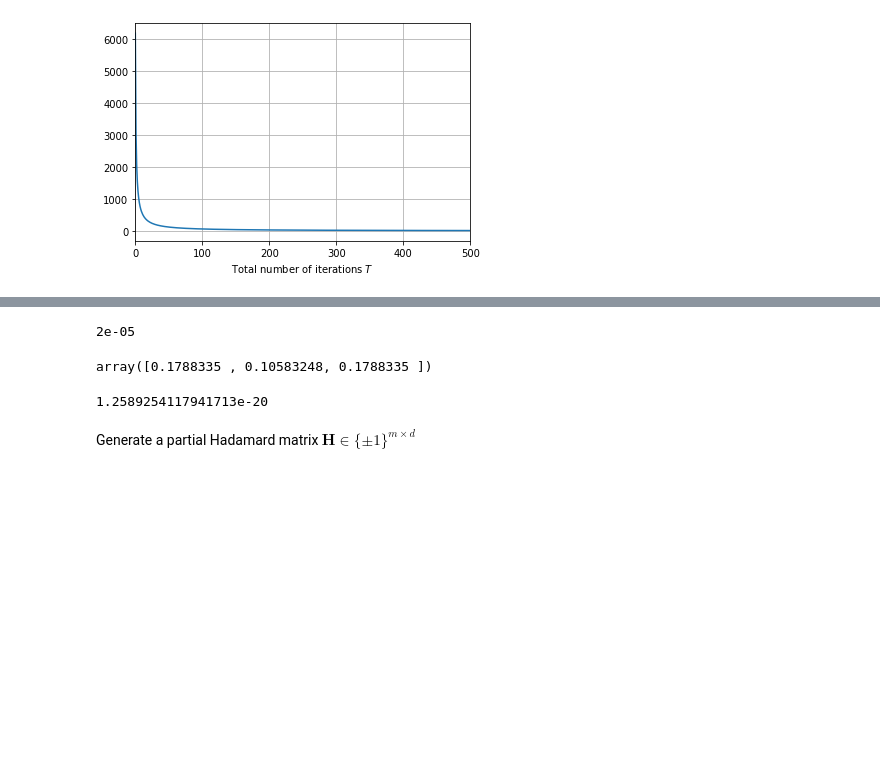
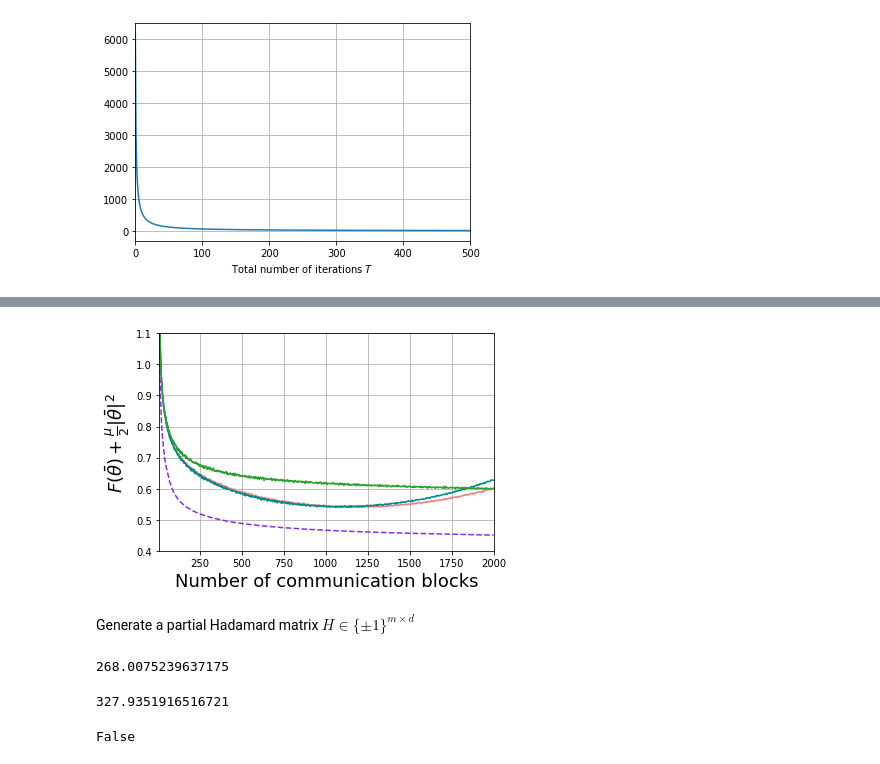
Before and after one commit to Fuzzy-Face/JSAC_FL, a Jupyter notebook: temp.ipynb, the cells around one changed output, grey strips where cells are left out. Saved outputs shown, nothing was run; the diff lists cells and outputs as text; code cells hidden in the pictures; blank space fills up the shorter version.

```diff
--- a/temp.ipynb
+++ b/temp.ipynb
@@ -30,7 +30,7 @@ L = .3298 + lamda
 mu = lamda
 kappa = L / mu
 gb = .1 # as the norm bound G for gradient
-K = 20
+K = 12
 d = 7850
 N = 1e4
 M= 2
@@ -40,7 +40,11 @@ rho = 1e6 #average SNR ~40dB
 seeds = iter(range(1000))
 alg_connect = 0
 while alg_connect < 1e-4:
-    G = net.erdos_renyi_graph(K, .2, seed = next(seeds))
+    ER = net.erdos_renyi_graph(K-1, .2, seed = next(seeds))
+    ER.add_node(K-1)
+    G = net.star_graph(reversed(range(K)))
+    G.add_edges_from(ER.edges())
+    pos = net.spring_layout(G)
     LP = np.array(net.laplacian_matrix(G).todense())
     D, _ = np.linalg.eigh(LP) # eigenvalues are assumed given in an ascending order
     alg_connect = D[1]
@@ -195,11 +202,3 @@ plt.xlim([0, 500])
 plt.grid()
 # %% [output]
 [figure]
-# %%
-losseses = pickle.load( open('../repo_jv/data/losseses_local_SGD_eta_0.10.pkl', 'rb') )
-losseses = np.array(losseses)
-K = losseses.shape[1]
-df1 = pd.DataFrame(losseses, columns = ['Device_{}'.format(i + 1) for i in range(K)] )
-losseses = pickle.load( open('../repo_jv/data/losseses_local_SGD_eta_5.00.pkl', 'rb') )
-losseses = np.array(losseses)
-df2 = pd.DataFrame(losseses[0], columns = ['Device_{}'.format(i + 1) for i in range(K)] )
@@ -224,12 +204,0 @@ np.mean(losseses, axis = 1)[2999]
-# %%
-.2/1e4
-# %% [output]
-2e-05
-# %%
-W[1,:3]
-# %% [output]
-array([0.1788335 , 0.10583248, 0.1788335 ])
-# %%
-N0
-# %% [output]
-1.2589254117941713e-20
@@ -236,2 +228,28 @@ N0
+# %%
+accses = pickle.load( open('../repo_jv/data/accses_SCHEME_3_eta0_2.00_zeta_1.00_10-0.pkl', 'rb') )
+accses = np.array(accses)
+# K = accses.shape[2]
+df1 = pd.DataFrame(accses[0])
+accses = pickle.load( open('../repo_jv/data/accses_SCHEME_3_eta0_2.00_zeta_0.10_10-0.pkl', 'rb') )
+accses = np.array(accses)
+df2 = pd.DataFrame(accses[0])
+accses = pickle.load( open('../repo_jv/data/accses_SCHEME_3_eta0_2.00_zeta_0.01_10-0.pkl', 'rb') )
+accses = np.array(accses)
+df3 = pd.DataFrame(accses[0])
+# %%
+df1.rolling(window = 5).mean().mean(axis = 1).plot(style = '--', color = 'blueviolet')
+df5.rolling(window = 5).mean().mean(axis = 1).plot(color = 'firebrick')
+df6.rolling(window = 5).mean().mean(axis = 1).plot(color = 'lightcoral')
+df3.rolling(window = 5).mean().mean(axis = 1).plot(color = 'darkcyan')
+df4.rolling(window = 5).mean().mean(axis = 1).plot(color = 'tab:orange')
+df0.rolling(window = 5).mean().mean(axis = 1).plot(color = 'tab:green')
+plt.xlabel(r'Number of communication blocks', fontsize = 18)
+plt.ylabel(r'$F(\bar{\theta}) + \frac{\mu}{2}\|\bar{\theta}\|^2$', fontsize = 18)
+# plt.title(r'$\lambda_2(L) = 8$')
+plt.xlim((5, 2000))
+plt.ylim((0.4, 1.10))
+plt.grid()
+# %% [output]
+[figure, added]
 # %% [markdown]
-Generate a partial Hadamard matrix $\boldsymbol{H} \in \{\pm 1\}^{m\times d}$
+Generate a partial Hadamard matrix $H \in \{\pm 1\}^{m\times d}$
@@ -237,0 +273,8 @@ Generate a partial Hadamard matrix $\boldsymbol{H} \in \{\pm 1\}^{m\times d}$
+# %%
+(np.linalg.norm(est_theta - theta))**2
+# %% [output]
+268.0075239637175
+# %%
+(1 - m / tilde_d) * np.linalg.norm(theta)**2
+# %% [output]
+327.9351916516721
@@ -237,0 +283,4 @@ Generate a partial Hadamard matrix $\boldsymbol{H} \in \{\pm 1\}^{m\times d}$
+# %%
+not G
+# %% [output]
+False
```
Also changed, not shown: parts of 29 cells of this notebook, 5 other files.
